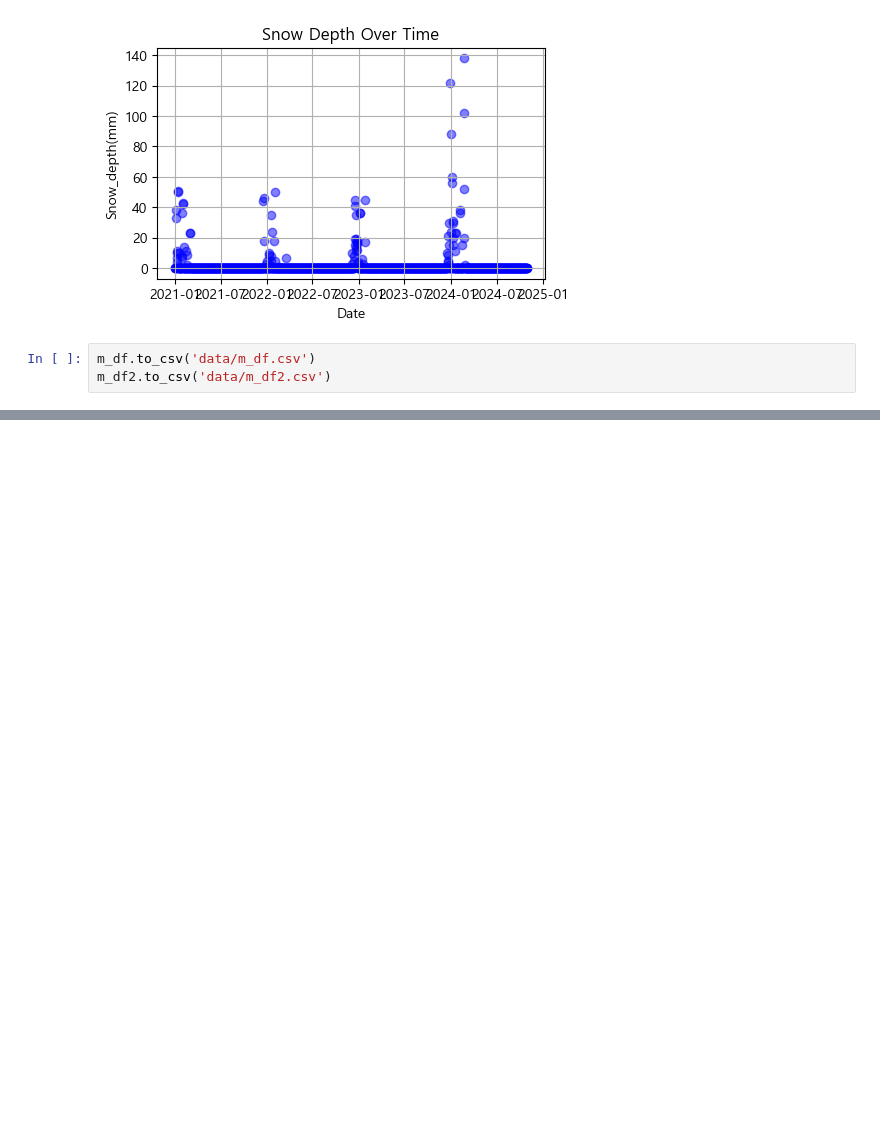
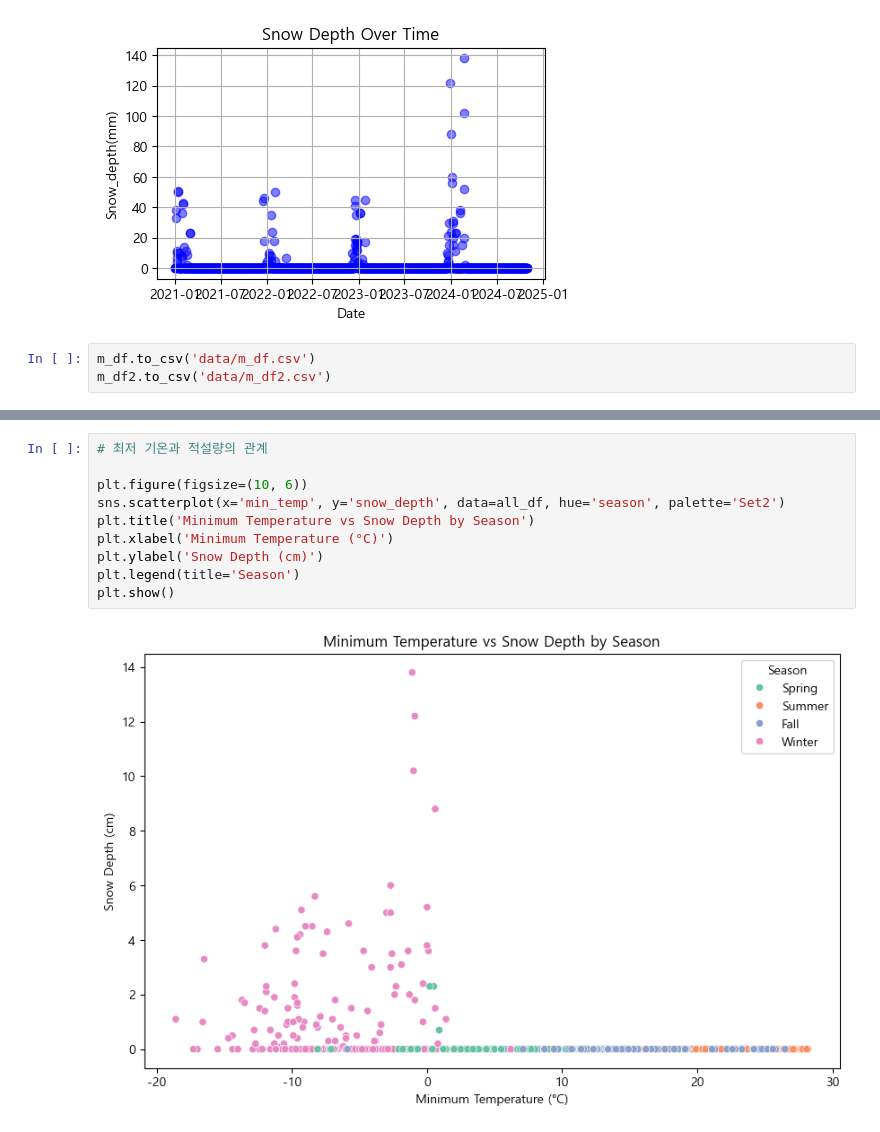
Before and after one commit to mini-project-y/1st_mini_project, a Jupyter notebook: Yuri/p_analysis_Rain_Snow.ipynb, the cells around one changed output, grey strips where cells are left out. Saved outputs shown, nothing was run; the diff lists cells and outputs as text; blank space fills up the shorter version.

```diff
--- a/Yuri/p_analysis_Rain_Snow.ipynb
+++ b/Yuri/p_analysis_Rain_Snow.ipynb
@@ -1428,0 +1565,12 @@ memory usage: 77.4+ KB
+# %%
+# 최저 기온과 적설량의 관계
+
+plt.figure(figsize=(10, 6))
+sns.scatterplot(x='min_temp', y='snow_depth', data=all_df, hue='season', palette='Set2')
+plt.title('Minimum Temperature vs Snow Depth by Season')
+plt.xlabel('Minimum Temperature (°C)')
+plt.ylabel('Snow Depth (cm)')
+plt.legend(title='Season')
+plt.show()
+# %% [output]
+[figure, added]
```
Also changed, not shown: parts of 9 cells of this notebook, 2 other files.
